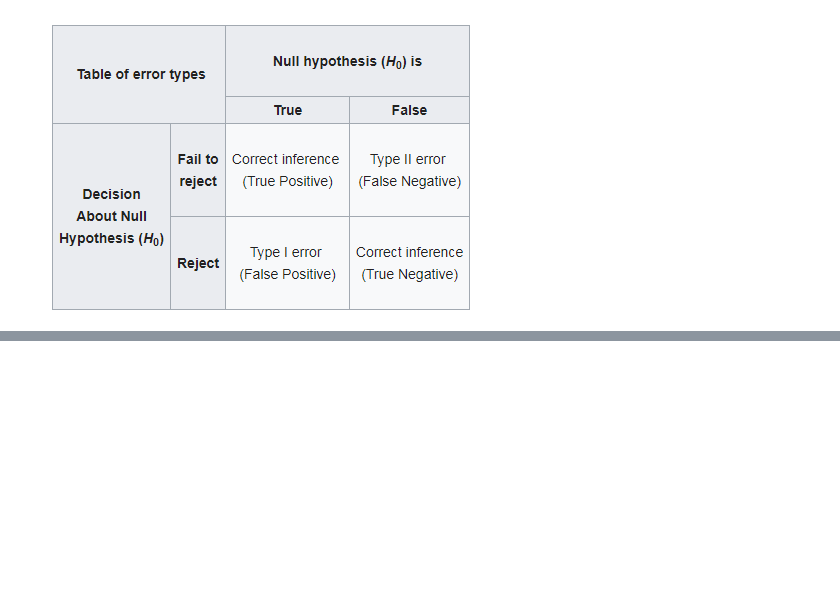
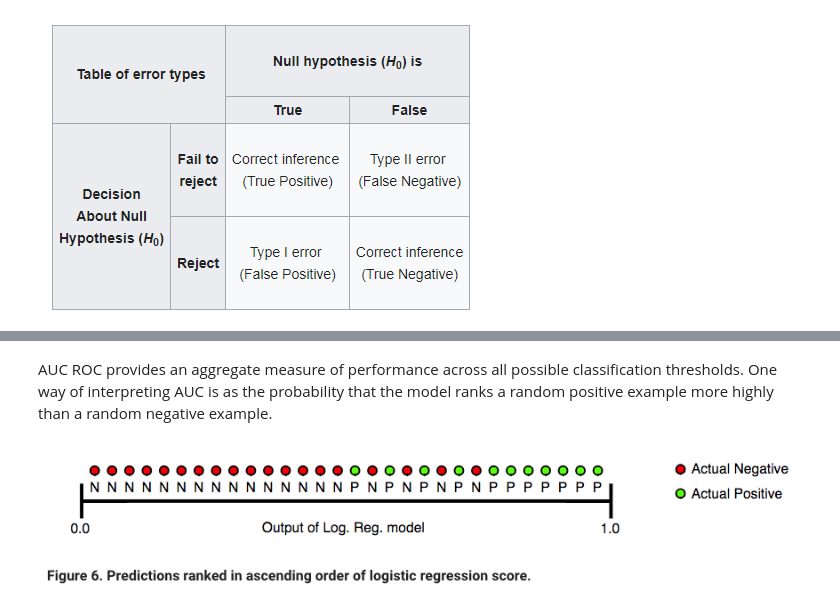
Before and after one commit to XuefeiY/Machine-Learning-Notes, a Jupyter notebook: Evaluation Metrics/Evaluation Metrics.ipynb, the cells around one changed output, grey strips where cells are left out. Cells and saved outputs as stored; diff of their text form; code cells hidden in the pictures; blank space fills up the shorter version.

```diff
--- a/Evaluation Metrics/Evaluation Metrics.ipynb
+++ b/Evaluation Metrics/Evaluation Metrics.ipynb
@@ -40,0 +51,7 @@ http://cs229.stanford.edu/section/evaluation_metrics.pdf
+# %% [markdown]
+AUC ROC provides an aggregate measure of performance across all possible classification thresholds. One way of interpreting AUC is as the probability that the model ranks a random positive example more highly than a random negative example.
+# %%
+from IPython.display import Image
+Image(filename='logreg.png')
+# %% [output]
+[figure, added]
```
Also changed, not shown: parts of 14 cells of this notebook.
